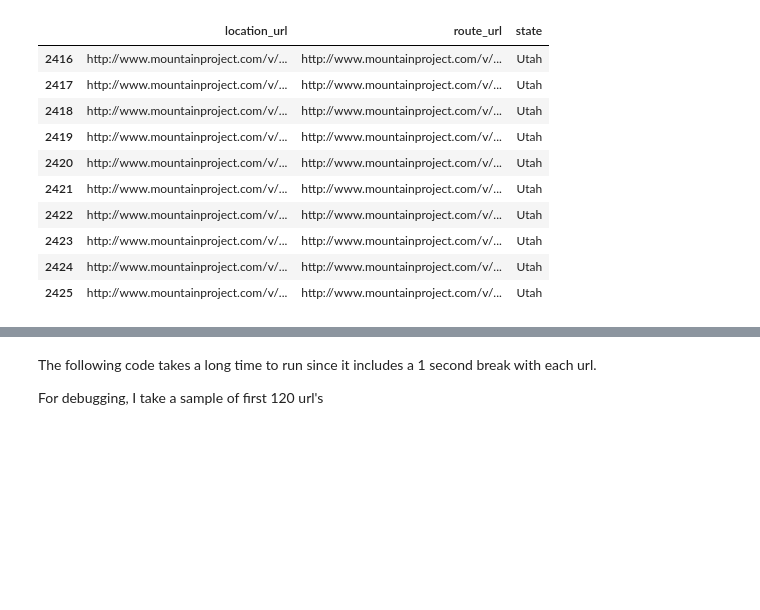
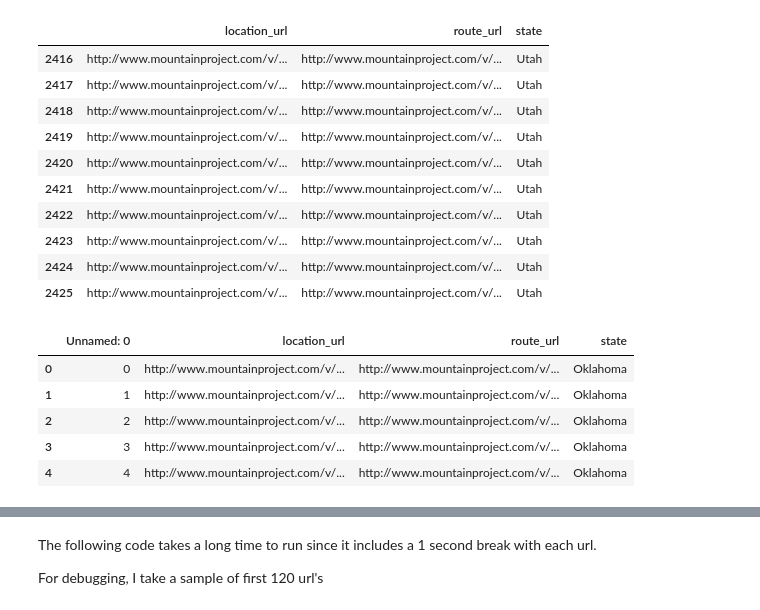
Before and after one commit to nolefp/cs109-final-project, a Jupyter notebook: Climb Hierarchy Tree Traversing.ipynb, the cells around one changed output, grey strips where cells are left out. Drawn from its saved outputs; the diff is of its cells as text; code cells hidden in the pictures; blank space fills up the shorter version.

```diff
--- a/Climb Hierarchy Tree Traversing.ipynb
+++ b/Climb Hierarchy Tree Traversing.ipynb
@@ -418,5 +418,15 @@ df_routes[df_routes['state'] == 'Utah'].head(10)
 | 2425 | http://www.mountainproject.com/v/... | http://www.mountainproject.com/v/... | Utah |
 # %%
 df_routes.to_csv("df_routes.csv")
+# %%
+df_routes = pd.read_csv("df_routes.csv")
+df_routes.head()
+# %% [output]
+|  | Unnamed: 0 | location_url | route_url | state |
+| 0 | 0 | http://www.mountainproject.com/v/... | http://www.mountainproject.com/v/... | Oklahoma |
+| 1 | 1 | http://www.mountainproject.com/v/... | http://www.mountainproject.com/v/... | Oklahoma |
+| 2 | 2 | http://www.mountainproject.com/v/... | http://www.mountainproject.com/v/... | Oklahoma |
+| 3 | 3 | http://www.mountainproject.com/v/... | http://www.mountainproject.com/v/... | Oklahoma |
+| 4 | 4 | http://www.mountainproject.com/v/... | http://www.mountainproject.com/v/... | Oklahoma |
 # %%
 def get_location(url):
```
Also changed, not shown: parts of 9 cells of this notebook, 1 other file.
